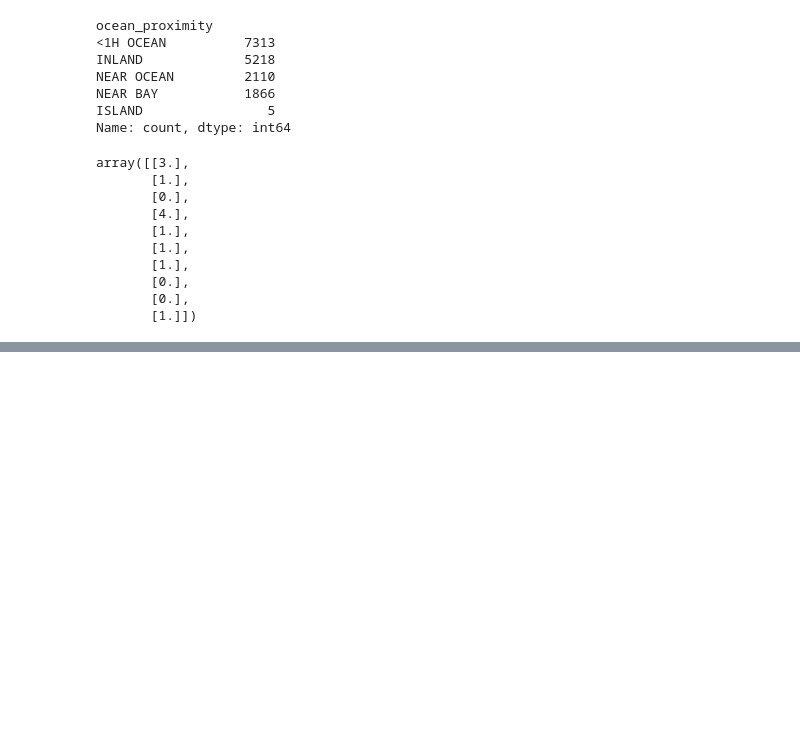
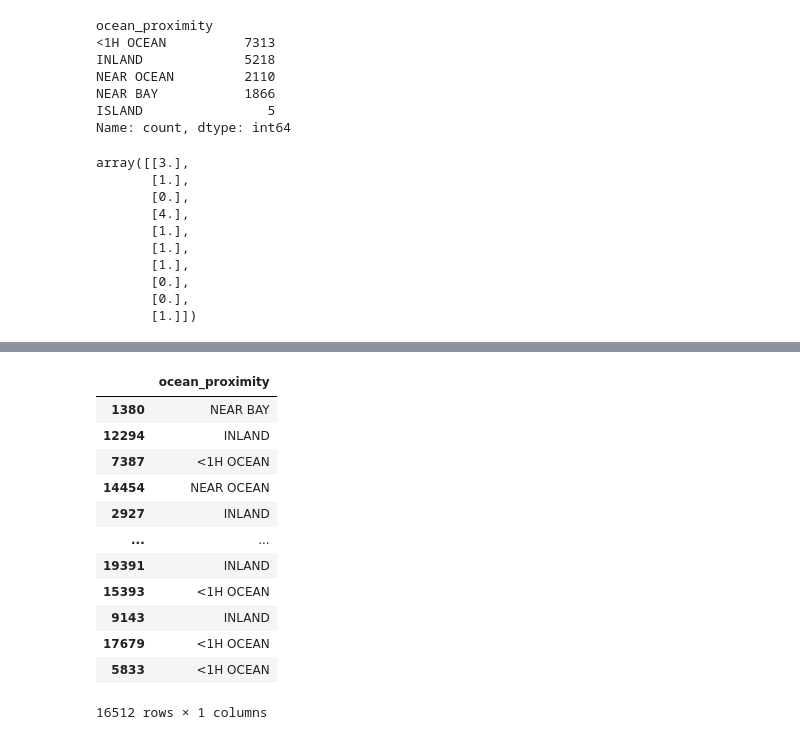
Before and after one commit to muzaffar-murodovich/data-science-and-ai, a Jupyter notebook: data-science/ML-project-steps/analyzing data/2-preparing-data.ipynb, the cells around one changed output, grey strips where cells are left out. Cells and saved outputs as stored; diff of their text form; code cells hidden in the pictures; blank space fills up the shorter version.

```diff
--- a/data-science/ML-project-steps/analyzing data/2-preparing-data.ipynb
+++ b/data-science/ML-project-steps/analyzing data/2-preparing-data.ipynb
@@ -195,0 +219,16 @@ array([[3.],
+# %%
+housing_cat
+# %% [output]
+|  | ocean_proximity |
+| 1380 | NEAR BAY |
+| 12294 | INLAND |
+| 7387 | <1H OCEAN |
+| 14454 | NEAR OCEAN |
+| 2927 | INLAND |
+| ... | ... |
+| 19391 | INLAND |
+| 15393 | <1H OCEAN |
+| 9143 | INLAND |
+| 17679 | <1H OCEAN |
+| 5833 | <1H OCEAN |
+16512 rows × 1 columns
```
Also changed, not shown: parts of 3 cells of this notebook.
